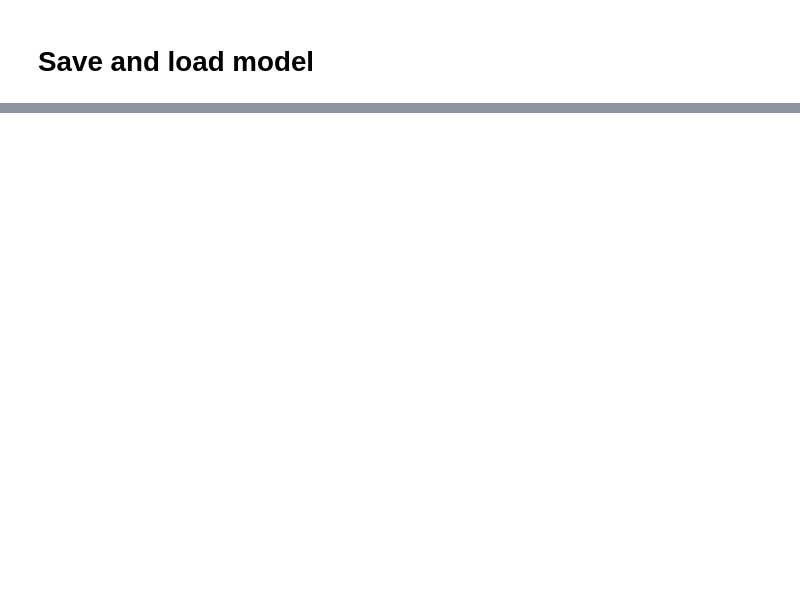
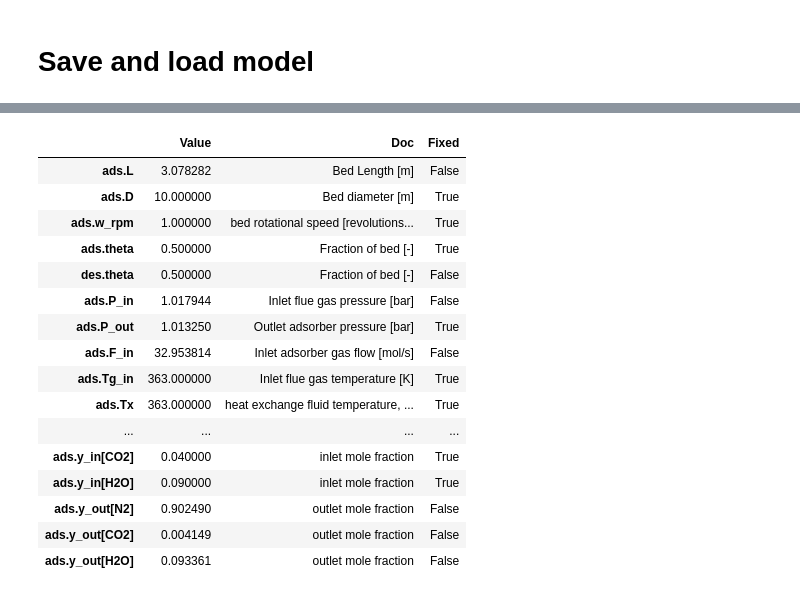
Before and after one commit to CCSI-Toolset/fixed_bed_adsorption, a Jupyter notebook: Rotary packed bed/RPB_notebook.ipynb, the cells around one changed output, grey strips where cells are left out. Saved outputs shown, nothing was run; the diff lists cells and outputs as text; code cells hidden in the pictures; blank space fills up the shorter version.

```diff
--- a/Rotary packed bed/RPB_notebook.ipynb
+++ b/Rotary packed bed/RPB_notebook.ipynb
@@ -177,0 +127,10 @@ solver.solve(RPB, tee=True).write()
+# %%
+# create regularization parameter for the objective function
+RPB.alpha_obj = Param(initialize=0.5, mutable=True)
+
+# add objective
+@RPB.Expression()
+def obj(RPB):
+    return RPB.alpha_obj * RPB.energy_requirement/250 - (1 - RPB.alpha_obj) * RPB.productivity/5
+
+RPB.objective = Objective(expr=RPB.obj)
@@ -177,0 +217,20 @@ solver.solve(RPB, tee=True).write()
+# %%
+report(RPB)
+# %% [output]
+|  | Value | Doc | Fixed |
+| ads.L | 3.078282 | Bed Length [m] | False |
+| ads.D | 10.000000 | Bed diameter [m] | True |
+| ads.w_rpm | 1.000000 | bed rotational speed [revolutions... | True |
+| ads.theta | 0.500000 | Fraction of bed [-] | True |
+| des.theta | 0.500000 | Fraction of bed [-] | False |
+| ads.P_in | 1.017944 | Inlet flue gas pressure [bar] | False |
+| ads.P_out | 1.013250 | Outlet adsorber pressure [bar] | True |
+| ads.F_in | 32.953814 | Inlet adsorber gas flow [mol/s] | False |
+| ads.Tg_in | 363.000000 | Inlet flue gas temperature [K] | True |
+| ads.Tx | 363.000000 | heat exchange fluid temperature, ... | True |
+| ... | ... | ... | ... |
+| ads.y_in[CO2] | 0.040000 | inlet mole fraction | True |
+| ads.y_in[H2O] | 0.090000 | inlet mole fraction | True |
+| ads.y_out[N2] | 0.902490 | outlet mole fraction | False |
+| ads.y_out[CO2] | 0.004149 | outlet mole fraction | False |
+| ads.y_out[H2O] | 0.093361 | outlet mole fraction | False |
```
Also changed, not shown: parts of 22 cells of this notebook, 1 other file.
